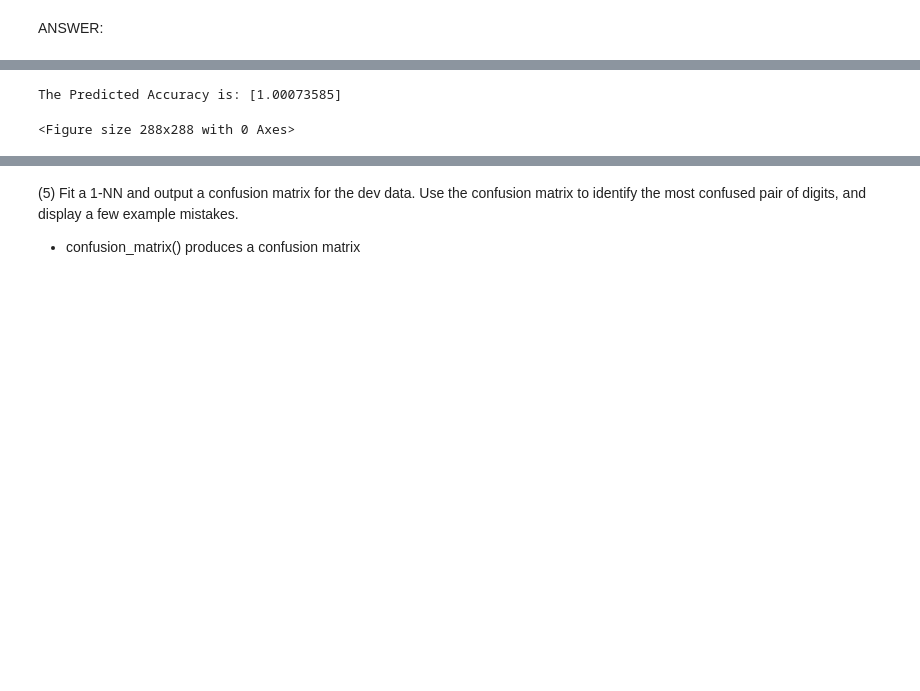
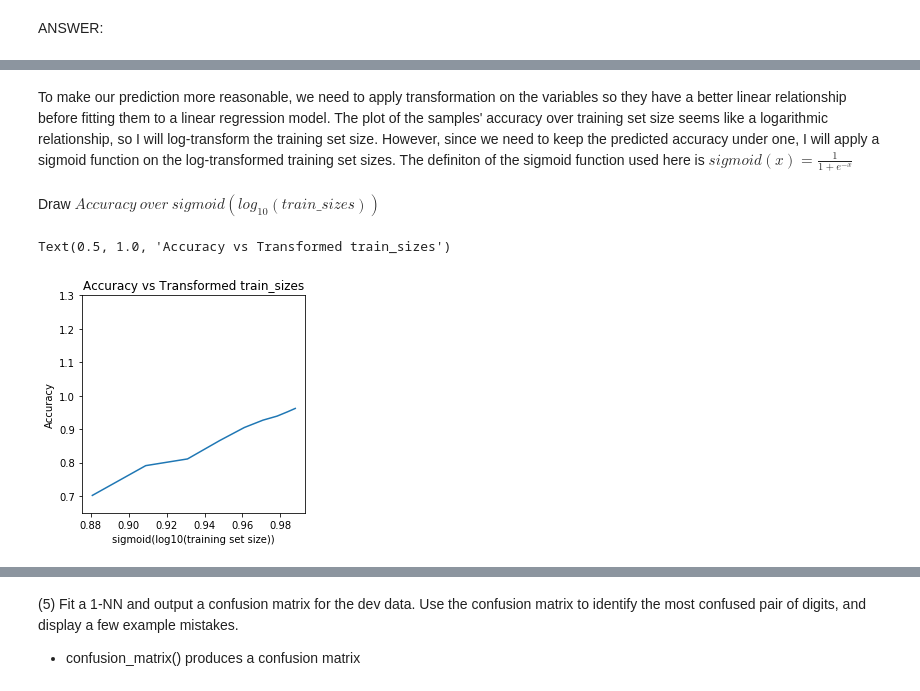
Before and after one commit to erikhou45/ucb-w207-applied-ml, a Jupyter notebook: projects/Erik_Hou_p1.ipynb, the cells around one changed output, grey strips where cells are left out. Cells and saved outputs as stored; diff of their text form; code cells hidden in the pictures; blank space fills up the shorter version.

```diff
--- a/projects/Erik_Hou_p1.ipynb
+++ b/projects/Erik_Hou_p1.ipynb
@@ -338,21 +268,29 @@ The Predicted Accuracy is: [1.03370997]
-# %%
-linear_regression = LinearRegression()
-train_sizes_array = np.asarray(train_sizes)[:, np.newaxis]
-
-linear_regression.fit(np.log(np.log(np.log(train_sizes_array))), accuracies)
-plt.figure(figsize=(4, 4))
-# plt.plot(train_sizes, accuracies, label="True function")
-
-print('The Predicted Accuracy is:', linear_regression.predict(np.log(np.log(np.log(np.asarray([60000])[:, np.newaxis])))))
-
-# train_sizes_array = np.asarray(train_sizes+[60000])[:, np.newaxis]
-
-# plt.plot(train_sizes+[60000], linear_regression.predict(train_sizes_array), c='g', label="Linear Model")
-# plt.scatter(train_sizes, accuracies, label="Samples")
-
-# plt.xlim((-1000, 62000))
-# plt.ylim((0.65, 1.3))
-# plt.legend(loc="best")
-# %% [output]
-The Predicted Accuracy is: [1.00073585]
-<Figure size 288x288 with 0 Axes>
+# %% [markdown]
+To make our prediction more reasonable, we need to apply transformation on the variables so they have a better linear relationship before fitting them to a linear regression model. The plot of the samples' accuracy over training set size seems like a logarithmic relationship, so I will log-transform the training set size. However, since we need to keep the predicted accuracy under one, I will apply a sigmoid function on the log-transformed training set sizes. The definiton of the sigmoid function used here is $sigmoid(x) = \frac{1}{1+e^{-x}}$
+# %% [markdown]
+Draw $Accuracy\ over\ sigmoid(log_{10}(train\_sizes))$
+# %%
+# define a class of the transformation used
+
+class transform:
+    def __init__(self):
+        pass
+    def sigmoid(self, x):
+        return 1/(1+np.exp(-x))
+    def fit(self, X, y=None):
+        return self
+    def transform(self, X):
+        return self.sigmoid(np.log10(X))
+# %%
+trans = transform()
+
+plt.figure(figsize=(4, 4))
+plt.plot(trans.transform(train_sizes_array), accuracies)
+
+plt.xlabel("sigmoid(log10(training set size))")
+plt.ylabel("Accuracy")
+plt.ylim((0.65, 1.3))
+plt.title('Accuracy vs Transformed train_sizes')
+# %% [output]
+Text(0.5, 1.0, 'Accuracy vs Transformed train_sizes')
+[figure, added]
```
Also changed, not shown: parts of 18 cells of this notebook.
